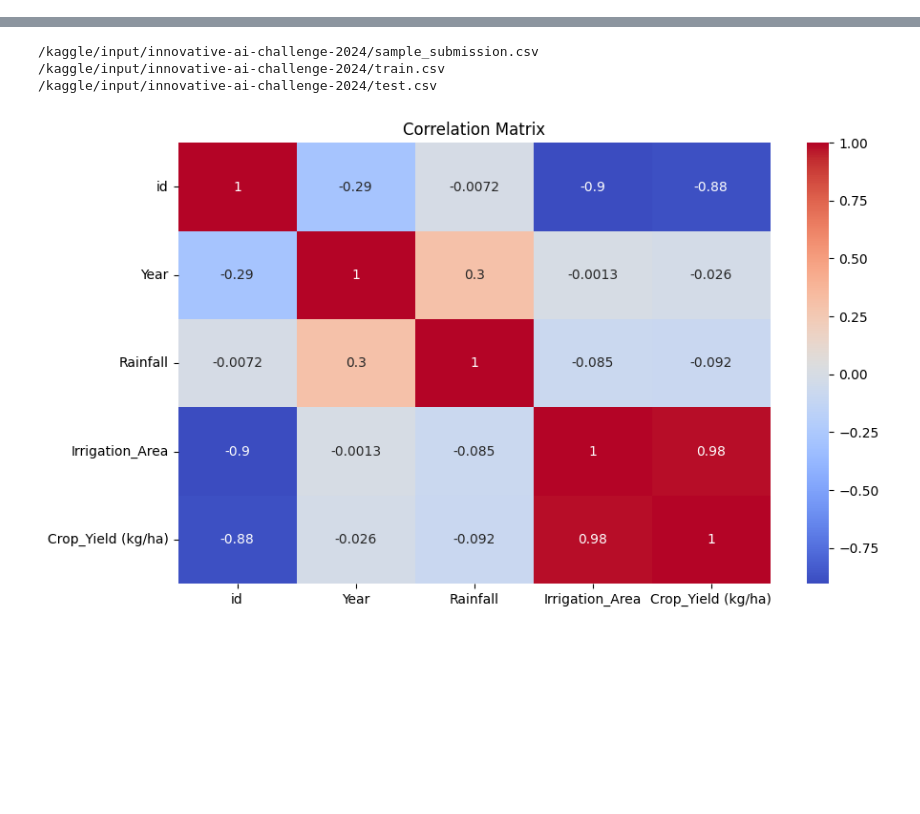
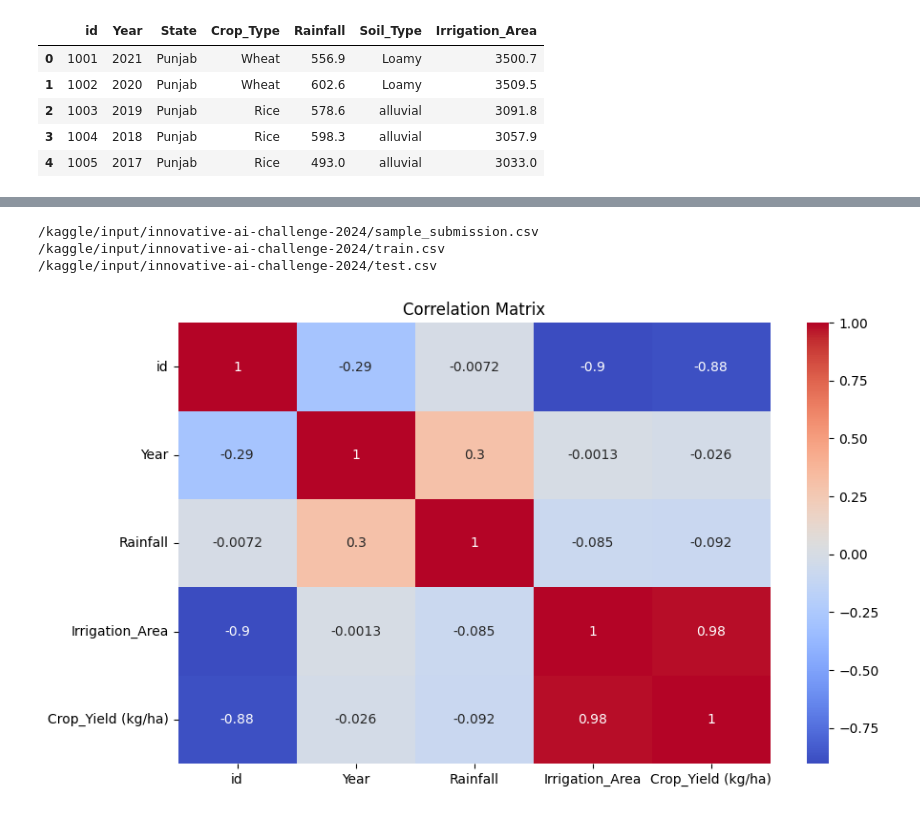
Before and after one commit to Sakib-Dalal/Innovative-AI-Challenge-2024, a Jupyter notebook: Notebook/main_notebook.ipynb, the cells around one changed output, grey strips where cells are left out. Cells and saved outputs as stored; diff of their text form; code cells hidden in the pictures; blank space fills up the shorter version.

```diff
--- a/Notebook/main_notebook.ipynb
+++ b/Notebook/main_notebook.ipynb
@@ -62,0 +98,9 @@
+# %%
+test_df.head()
+# %% [output]
+|  | id | Year | State | Crop_Type | Rainfall | Soil_Type | Irrigation_Area |
+| 0 | 1001 | 2021 | Punjab | Wheat | 556.9 | Loamy | 3500.7 |
+| 1 | 1002 | 2020 | Punjab | Wheat | 602.6 | Loamy | 3509.5 |
+| 2 | 1003 | 2019 | Punjab | Rice | 578.6 | alluvial | 3091.8 |
+| 3 | 1004 | 2018 | Punjab | Rice | 598.3 | alluvial | 3057.9 |
+| 4 | 1005 | 2017 | Punjab | Rice | 493.0 | alluvial | 3033.0 |
```
Also changed, not shown: parts of 22 cells of this notebook.
